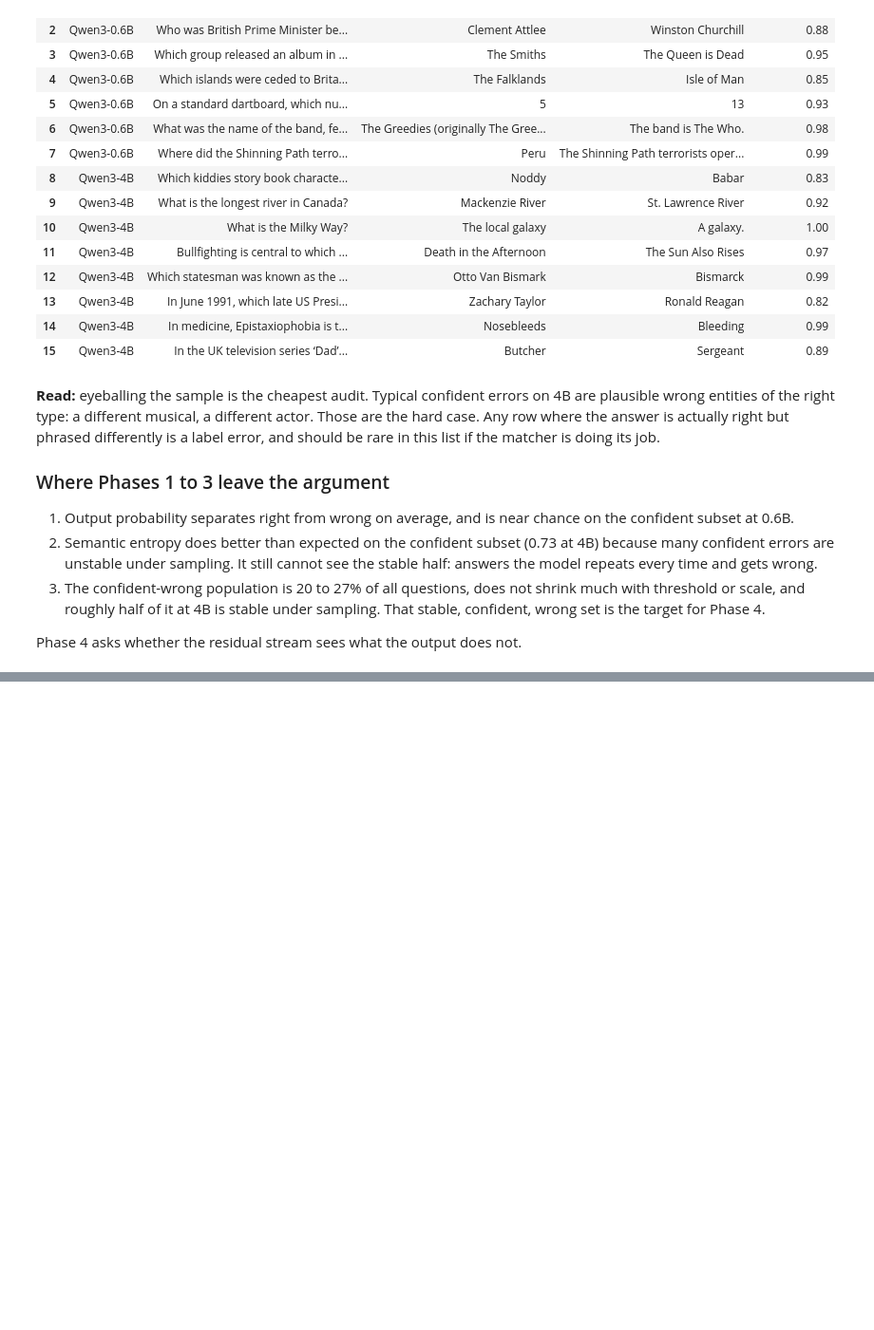
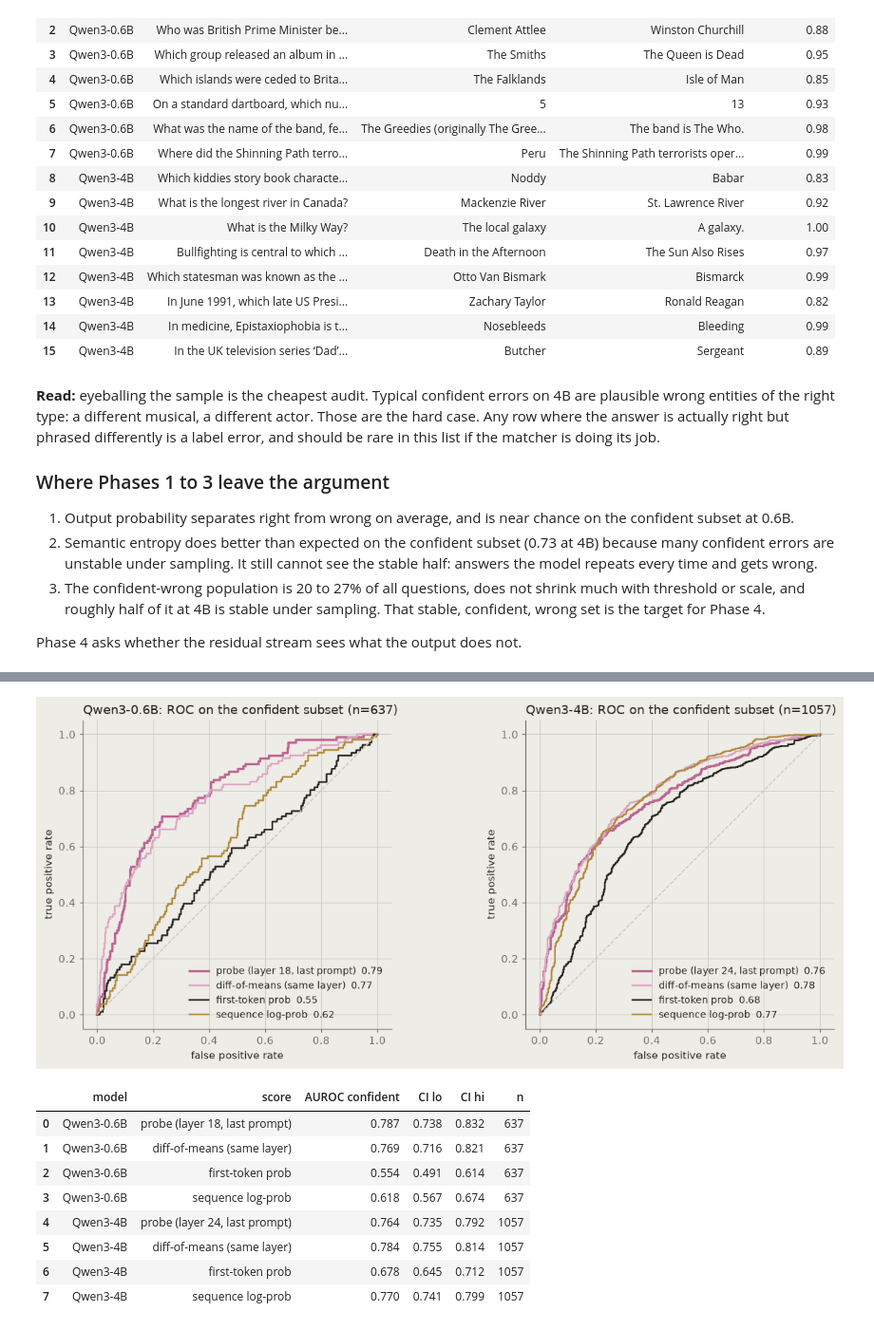
Before and after one commit to Ameya-bit/hallucination-monitors, a Jupyter notebook: notebooks/lit_review.ipynb, the cells around one changed output, grey strips where cells are left out. Shown at 95% size. Drawn from its saved outputs; the diff is of its cells as text; code cells hidden in the pictures; blank space fills up the shorter version.

```diff
--- a/notebooks/lit_review.ipynb
+++ b/notebooks/lit_review.ipynb
@@ -467,0 +562,27 @@ Phase 4 asks whether the residual stream sees what the output does not.
+# %%
+fig, axes = plt.subplots(1, 2, figsize=(12, 5)); rows = []
+for ax, m in zip(axes, RUNS):
+    d = REC[m]; conf = d.confident.values; y = d.correct.values[conf]; pos = "last_prompt"; bl = BEST[m][pos]
+    cands = {"probe (layer %d, %s)" % (bl, pos.replace("_", " ")): SCORES_BY_LAYER[m][f"probe_{pos}"][bl][conf],
+             "diff-of-means (same layer)": SCORES_BY_LAYER[m][f"dom_{pos}"][bl][conf],
+             "first-token prob": d.first_tok_prob.values[conf], "sequence log-prob": d.seq_logprob.values[conf]}
+    cols = [ACCENT, "#d9a6c2", INK, "#b08a3c"]
+    for (name, sc), c in zip(cands.items(), cols):
+        fpr, tpr, _ = roc_curve(y, sc); a = auroc(y, sc); lo, hi = boot_ci(y, sc)
+        ax.plot(fpr, tpr, color=c, lw=2.2 if name.startswith("probe") else 1.6, label=f"{name}  {a:.2f}")
+        rows.append({"model": m, "score": name, "AUROC confident": a, "CI lo": lo, "CI hi": hi, "n": int(conf.sum())})
+    ax.plot([0, 1], [0, 1], color=RULE, lw=1, ls="--"); ax.set_aspect("equal")
+    ax.set_title(f"{m}: ROC on the confident subset (n={int(conf.sum())})"); ax.set_xlabel("false positive rate"); ax.set_ylabel("true positive rate"); ax.legend(loc="lower right", fontsize=9)
+save(fig, "15_roc_confident_probe_vs_output")
+probe_conf = pd.DataFrame(rows); probe_conf.round(3)
+# %% [output]
+[figure, added]
+|  | model | score | AUROC confident | CI lo | CI hi | n |
+| 0 | Qwen3-0.6B | probe (layer 18, last prompt) | 0.787 | 0.738 | 0.832 | 637 |
+| 1 | Qwen3-0.6B | diff-of-means (same layer) | 0.769 | 0.716 | 0.821 | 637 |
+| 2 | Qwen3-0.6B | first-token prob | 0.554 | 0.491 | 0.614 | 637 |
+| 3 | Qwen3-0.6B | sequence log-prob | 0.618 | 0.567 | 0.674 | 637 |
+| 4 | Qwen3-4B | probe (layer 24, last prompt) | 0.764 | 0.735 | 0.792 | 1057 |
+| 5 | Qwen3-4B | diff-of-means (same layer) | 0.784 | 0.755 | 0.814 | 1057 |
+| 6 | Qwen3-4B | first-token prob | 0.678 | 0.645 | 0.712 | 1057 |
+| 7 | Qwen3-4B | sequence log-prob | 0.770 | 0.741 | 0.799 | 1057 |
```
Also changed, not shown: parts of 20 cells of this notebook, 11 other files.
